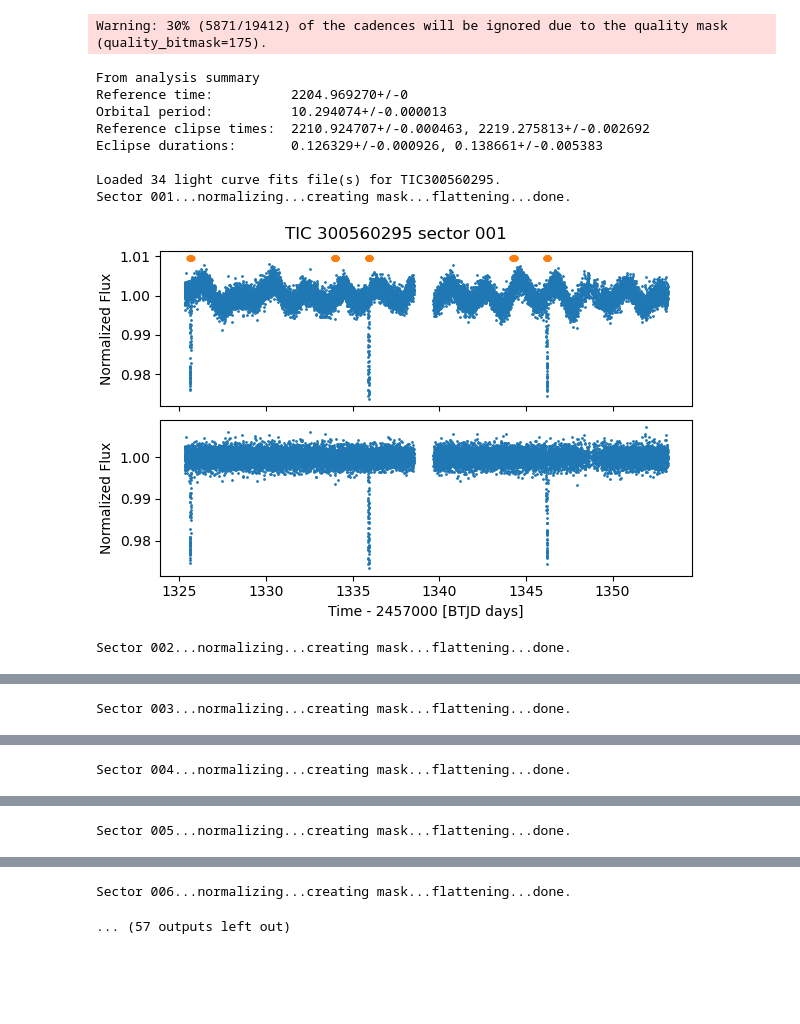
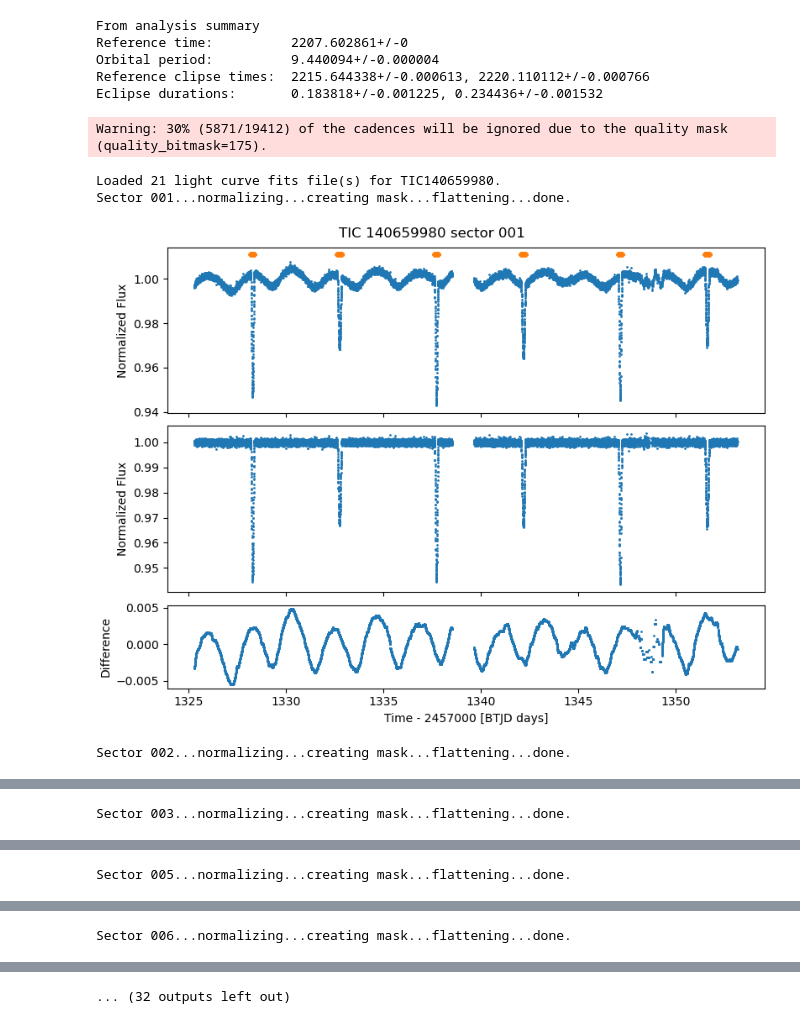
Before and after one commit to SteveOv/platodebs, a Jupyter notebook: catalogue_plot_target.ipynb, the cells around one changed output, grey strips where cells are left out. Drawn from its saved outputs; the diff is of its cells as text; code cells hidden in the pictures; blank space fills up the shorter version.

Commit message:
added a difference ax to the plots

```diff
--- a/catalogue_plot_target.ipynb
+++ b/catalogue_plot_target.ipynb
@@ -17,3 +10,21 @@ input_file = Path(".") / "tessebs_extra.csv"
+# %%
+# The following are good for clear primary & secondary eclipses and detrending through flattening;
+# TIC141685465, TIC167692429, TIC307488184. TIC355152640, TIC382517745
+
+# TIC300560295 shows flattening removing pulsations but the secondary is not clear
+
+# TIC308851582 looks like the analysis hasn't picked up the secondary correctly
+
+# TIC350518984 has zero eclipse widths - also cannot see a secondary
+# TIC372909935 has zero eclipse widths
+
+# TIC140659980 has good eclipses and potentially interesting residuals
+target = "TIC140659980"
+flux_column = "pdcsap_flux"
+quality_bitmask = "default"
+sectors = []
+
+input_file = Path(".") / "tessebs_extra.csv"
 # %%
 def read_ufloat(summary, nom_key, err_key=None) -> ufloat:
     """ Read a value and errorbar from the summary into a ufloat. """
@@ -26,6 +37,8 @@ def read_ufloat(summary, nom_key, err_key=None) -> ufloat:
 catalogue_dir = Path(".") / "catalogue"
 analysis_dir = catalogue_dir / "analysis"
 analysis_dir.mkdir(parents=True, exist_ok=True)
+
+# TODO: lots of code duplicating parse_results module - set up shared functions
 
 # find the target's basic details
 input_df = pd.read_csv(input_file, index_col="Star")
@@ -76,46 +89,52 @@ if target_row is not None:
             sector = lc.meta["SECTOR"]
             print(f"Sector {sector:03d}...", end="")
 
-            fig, axes = plt.subplots(2, 1, sharex="all", figsize=(6, 4), constrained_layout=True)
+            gridspec_kw = { "height_ratios": [4, 4, 2] }
+            fig, axes = plt.subplots(3, 1, sharex="all", figsize=(8, 6),
+                                     gridspec_kw=gridspec_kw, constrained_layout=True)
             axes = axes.flatten()
             fig.suptitle(f"{lc.meta['OBJECT']} sector {sector:03d}")
 
             # Optionally normlize
             print("normalizing...", end="")
             lc = lc.normalize()
 
             # We can plot the raw LC in the upper ax
             lc.scatter(ax=axes[0], label=None)
             axes[0].set_xlabel(None)
 
             # Work out the eclipse mask for this sector
             print("creating mask...", end="")
             transit_mask = lc.create_transit_mask(
                 transit_time=[t.nominal_value for t in eclipse_times],
                 duration=[t.nominal_value for t in eclipse_durations],
                 period=[period.nominal_value, period.nominal_value])
 
             # Plot the masks above the LC in the upper ax
             masked_times = lc.time[transit_mask].value
             masked_flux = [axes[0].get_ylim()[1]] * len(masked_times)
             axes[0].scatter(x=masked_times, y=masked_flux, marker=".")
 
             # Produce the flattened LC, based on the mask, and plot on lower ax
             print("flattening...", end="")
             flat_lc = lc.flatten(mask=transit_mask)
             flat_lc.scatter(ax=axes[1], label=None)
+            axes[1].set_xlabel(None)
+
+            res_lc = lc - flat_lc
+            res_lc.scatter(ax=axes[2], label=None)
+            axes[2].set_ylabel("Difference")
 
             print("done.")
             plt.show()
 # %% [output]
-Warning: 30% (5871/19412) of the cadences will be ignored due to the quality mask (quality_bitmask=175).
+From analysis summary
+Reference time:          2207.602861+/-0
+Orbital period:          9.440094+/-0.000004
+Reference clipse times:  2215.644338+/-0.000613, 2220.110112+/-0.000766
+Eclipse durations:       0.183818+/-0.001225, 0.234436+/-0.001532
-From analysis summary
-Reference time:          2204.969270+/-0
-Orbital period:          10.294074+/-0.000013
-Reference clipse times:  2210.924707+/-0.000463, 2219.275813+/-0.002692
-Eclipse durations:       0.126329+/-0.000926, 0.138661+/-0.005383
-
-Loaded 34 light curve fits file(s) for TIC300560295.
-Sector 001...normalizing...creating mask...flattening...done.
+Warning: 30% (5871/19412) of the cadences will be ignored due to the quality mask (quality_bitmask=175).
+Loaded 21 light curve fits file(s) for TIC140659980.
+Sector 001...normalizing...creating mask...flattening...done.
-[figure, old version]
+[figure, new version]
-Sector 002...normalizing...creating mask...flattening...done.
+Sector 002...normalizing...creating mask...flattening...done.
@@ -123 +142 @@ Sector 002...normalizing...creating mask...flattening...done.
-Sector 003...normalizing...creating mask...flattening...done.
+Sector 003...normalizing...creating mask...flattening...done.
@@ -125 +144 @@ Sector 003...normalizing...creating mask...flattening...done.
-Sector 004...normalizing...creating mask...flattening...done.
+Sector 005...normalizing...creating mask...flattening...done.
@@ -127 +146 @@ Sector 004...normalizing...creating mask...flattening...done.
-Sector 005...normalizing...creating mask...flattening...done.
+Sector 006...normalizing...creating mask...flattening...done.
@@ -129,4 +148,3 @@ Sector 005...normalizing...creating mask...flattening...done.
-Sector 006...normalizing...creating mask...flattening...done.
-... (57 outputs left out)
+... (32 outputs left out)
 # %%
 plt.close()
```
Also changed, not shown: parts of 2 cells of this notebook, 1 other file.
